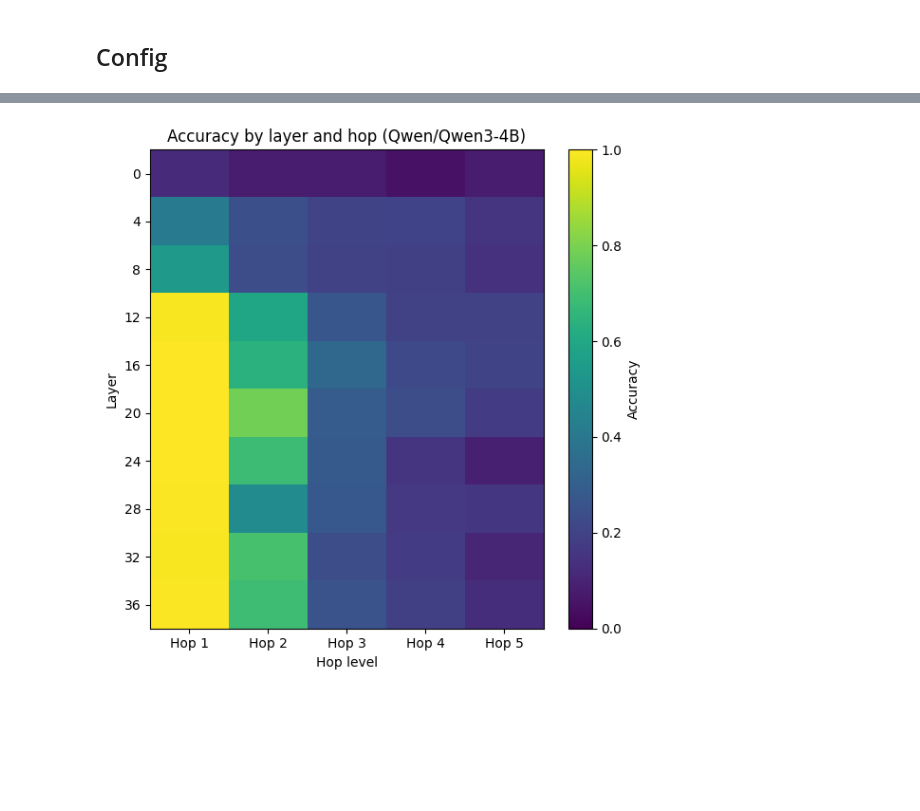
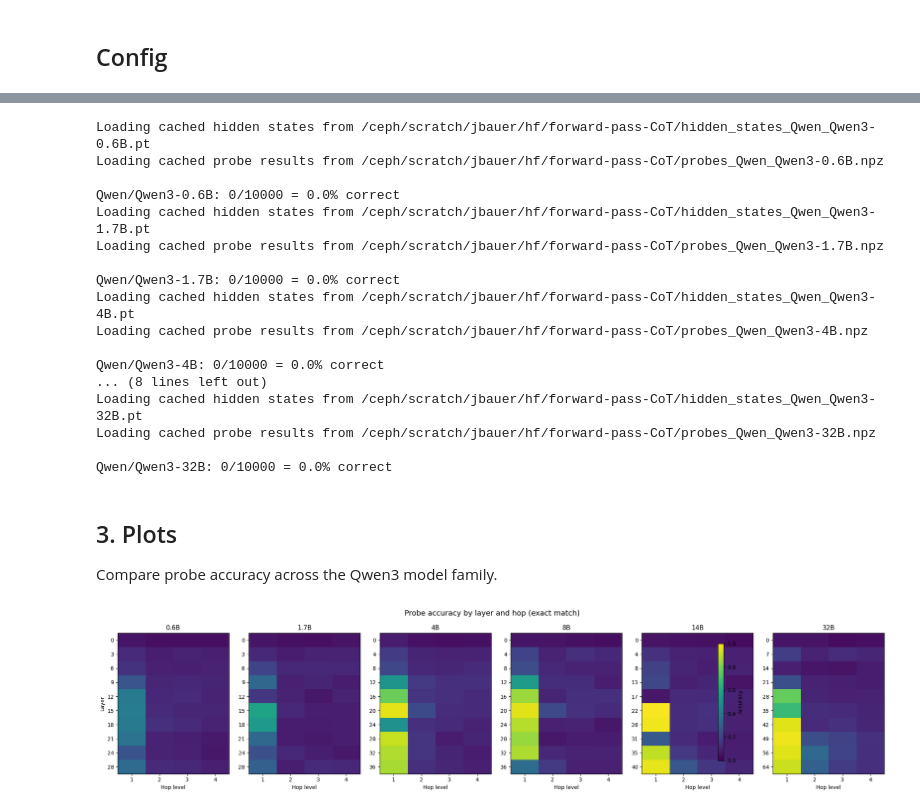
Before and after one commit to japhba/forward-pass-CoT, a Jupyter notebook: notebook.ipynb, the cells around one changed output, grey strips where cells are left out. Saved outputs shown, nothing was run; the diff lists cells and outputs as text; code cells hidden in the pictures; blank space fills up the shorter version.

Commit message:
tolerance option

```diff
--- a/notebook.ipynb
+++ b/notebook.ipynb
@@ -78,18 +64,67 @@ Loss curves shape: (10, 5, 100)  (layers × hops × epochs)
+# %%
+import gc
+
+results = {}
+for model_name in tqdm(MODELS, desc="Models"):
+    data = extract_hidden_states(model_name, examples)
+    correct, total = compute_accuracy(examples, data["predictions"])
+    cache_name = f"probes_{model_name.replace('/', '_')}"
+    acc_matrix, loss_curves = train_probes(data, cache_name=cache_name)
+    results[model_name] = {
+        "data": data,
+        "acc_matrix": acc_matrix,
+        "loss_curves": loss_curves,
+        "accuracy": correct / total,
+    }
+    print(f"\n{model_name}: {correct}/{total} = {correct/total:.1%} correct")
+    del data, acc_matrix, loss_curves
+    gc.collect()
+    torch.cuda.empty_cache()
+# %% [output]
+Loading cached hidden states from /ceph/scratch/jbauer/hf/forward-pass-CoT/hidden_states_Qwen_Qwen3-0.6B.pt
+Loading cached probe results from /ceph/scratch/jbauer/hf/forward-pass-CoT/probes_Qwen_Qwen3-0.6B.npz
+
+Qwen/Qwen3-0.6B: 0/10000 = 0.0% correct
+Loading cached hidden states from /ceph/scratch/jbauer/hf/forward-pass-CoT/hidden_states_Qwen_Qwen3-1.7B.pt
+Loading cached probe results from /ceph/scratch/jbauer/hf/forward-pass-CoT/probes_Qwen_Qwen3-1.7B.npz
+
+Qwen/Qwen3-1.7B: 0/10000 = 0.0% correct
+Loading cached hidden states from /ceph/scratch/jbauer/hf/forward-pass-CoT/hidden_states_Qwen_Qwen3-4B.pt
+Loading cached probe results from /ceph/scratch/jbauer/hf/forward-pass-CoT/probes_Qwen_Qwen3-4B.npz
+
+Qwen/Qwen3-4B: 0/10000 = 0.0% correct
+... (8 lines left out)
+Loading cached hidden states from /ceph/scratch/jbauer/hf/forward-pass-CoT/hidden_states_Qwen_Qwen3-32B.pt
+Loading cached probe results from /ceph/scratch/jbauer/hf/forward-pass-CoT/probes_Qwen_Qwen3-32B.npz
+
+Qwen/Qwen3-32B: 0/10000 = 0.0% correct
+# %% [markdown]
+## 3. Plots
+
+Compare probe accuracy across the Qwen3 model family.
 # %%
-layer_indices = data["layer_indices"]
+short = {m: m.split('/')[-1].replace('Qwen3-', '') for m in MODELS}
+tol_labels = {t: f'exact' if t == 0 else f'±{t}' for t in TOLERANCES}
 
-fig, ax = plt.subplots(figsize=(6, 6))
-im = ax.imshow(acc_matrix, aspect="auto", cmap="viridis", vmin=0, vmax=1)
-ax.set_xlabel("Hop level")
-ax.set_ylabel("Layer")
-ax.set_xticks(range(acc_matrix.shape[1]))
-ax.set_xticklabels([f"Hop {i+1}" for i in range(acc_matrix.shape[1])])
-ax.set_yticks(range(len(layer_indices)))
-ax.set_yticklabels(layer_indices)
-ax.set_title(f"Accuracy by layer and hop ({MODEL_NAME})")
-fig.colorbar(im, ax=ax, label="Accuracy")
+fig, axes = plt.subplots(1, len(MODELS), figsize=(3.5 * len(MODELS), 5), squeeze=False)
+for idx, model_name in enumerate(MODELS):
+    ax = axes[0][idx]
+    r = results[model_name]
+    am = r["acc_matrix"][:, :, 0]  # exact match
+    li = r["data"]["layer_indices"]
+    im = ax.imshow(am, aspect="auto", cmap="viridis", vmin=0, vmax=1)
+    ax.set_xlabel("Hop level")
+    ax.set_xticks(range(am.shape[1]))
+    ax.set_xticklabels([f"{i+1}" for i in range(am.shape[1])])
+    ax.set_yticks(range(len(li)))
+    ax.set_yticklabels(li)
+    ax.set_title(short[model_name])
+    if idx == 0:
+        ax.set_ylabel("Layer")
+fig.colorbar(im, ax=axes[0].tolist(), label="Accuracy", shrink=0.8)
+fig.suptitle("Probe accuracy by layer and hop (exact match)", fontsize=14)
 fig.tight_layout()
 plt.show()
 # %% [output]
-[figure, old version]
+[figure, new version]
 # %%
```
Also changed, not shown: parts of 22 cells of this notebook, 3 other files.
